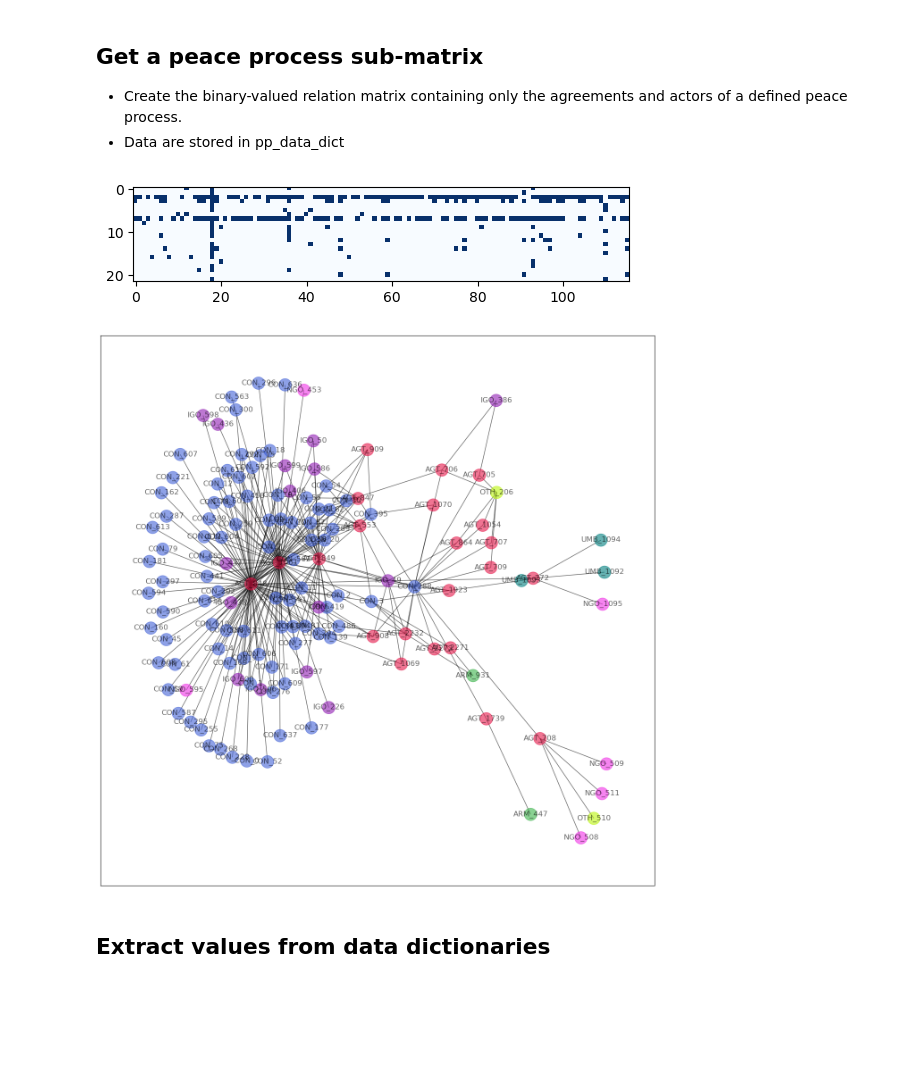
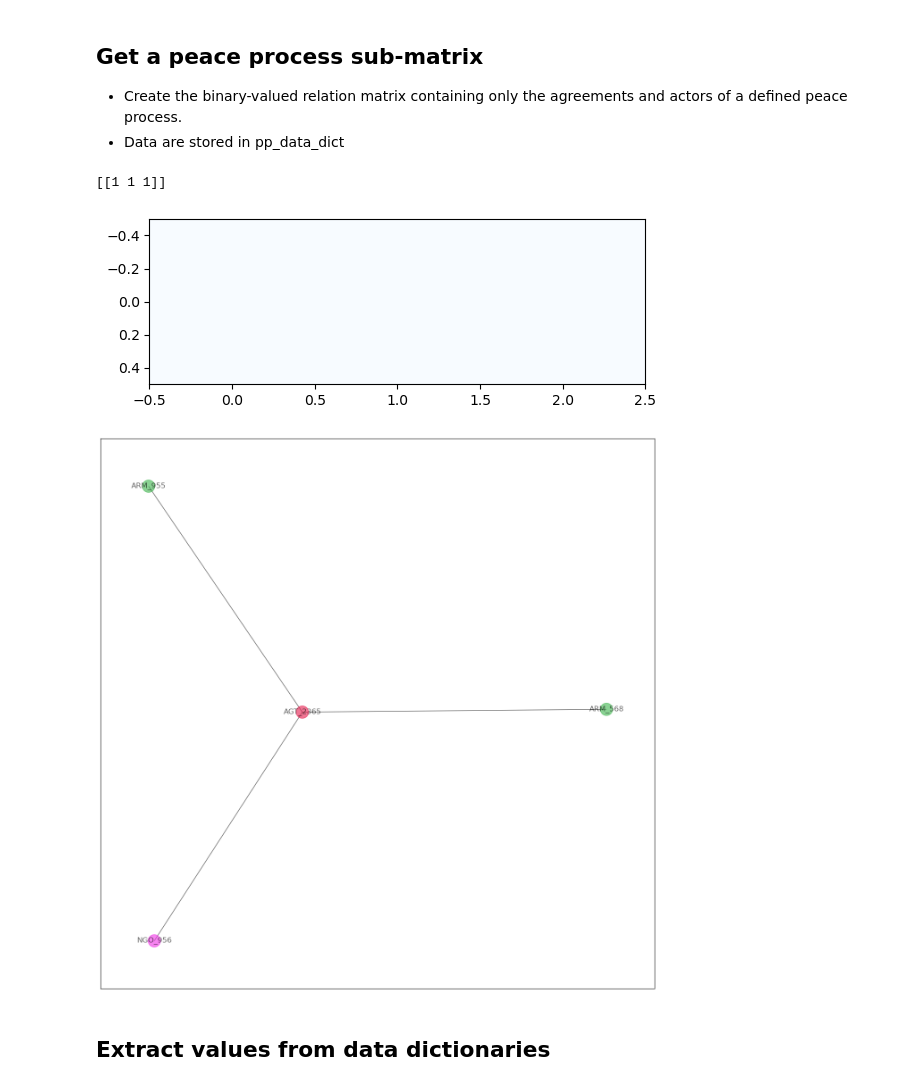
Before and after one commit to roybgardner/agreements-actors, a Jupyter notebook: signatories_streamlit.ipynb, the cells around one changed output. Cells and saved outputs as stored; diff of their text form; code cells hidden in the pictures; blank space fills up the shorter version.

```diff
--- a/signatories_streamlit.ipynb
+++ b/signatories_streamlit.ipynb
@@ -33,24 +33,26 @@ print(data_dict['color_map'])
 # %%
 
 process_name = 'Bosnia peace process'
 #process_name = 'Yemen peace process'
 #process_name = 'Chad: Doha process'
 #process_name = 'DRC: Eastern DRC processes'
 process_name = 'Afghanistan: 2000s Post-intervention process'
+process_name = 'Yemen Inter-group Agreements'
 
 pp_data_dict = get_peace_process_data(process_name,data_dict)
 pp_matrix = pp_data_dict['pp_matrix']
 
 plt.imshow(pp_matrix,cmap=plt.cm.Blues)
 plt.show()
 
 # Display graph
 adj_matrix,adj_vertices = adjacency_from_biadjacency(pp_data_dict)
 #print(adj_vertices)
 display_networkx_graph(adj_matrix,range(0,len(adj_vertices)),adj_vertices,data_dict)
 # %% [output]
+[[1 1 1]]
-[figure, old version]
+[figure, new version]
-[figure, old version]
+[figure, new version]
 # %% [markdown]
 ## Extract values from data dictionaries
 # %%
```
Also changed, not shown: parts of 1 cell of this notebook, 1 other file.
